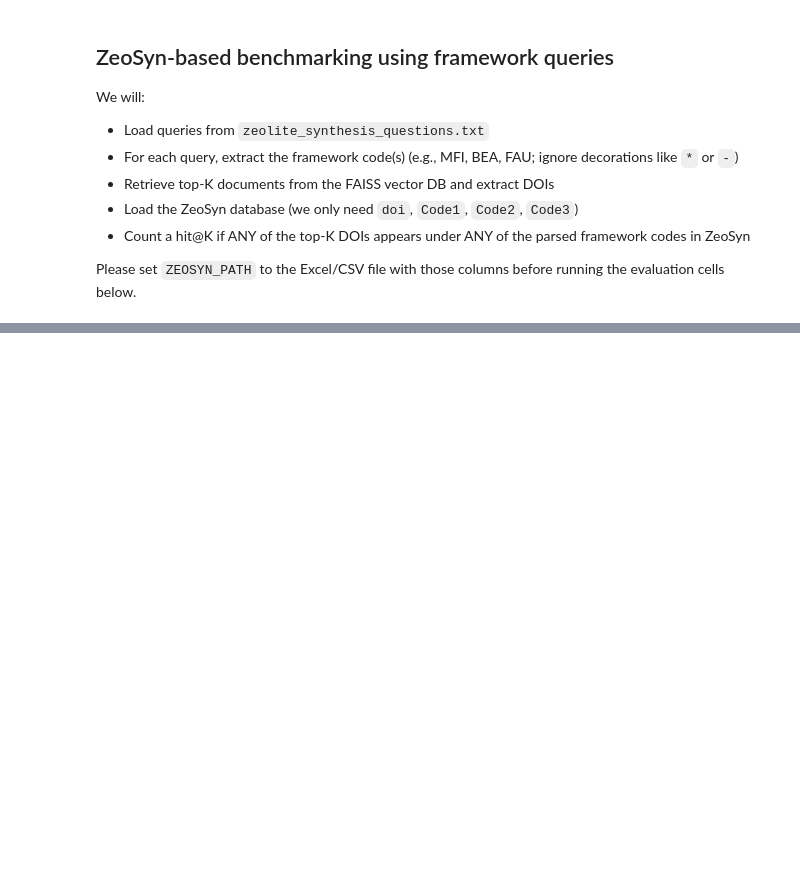
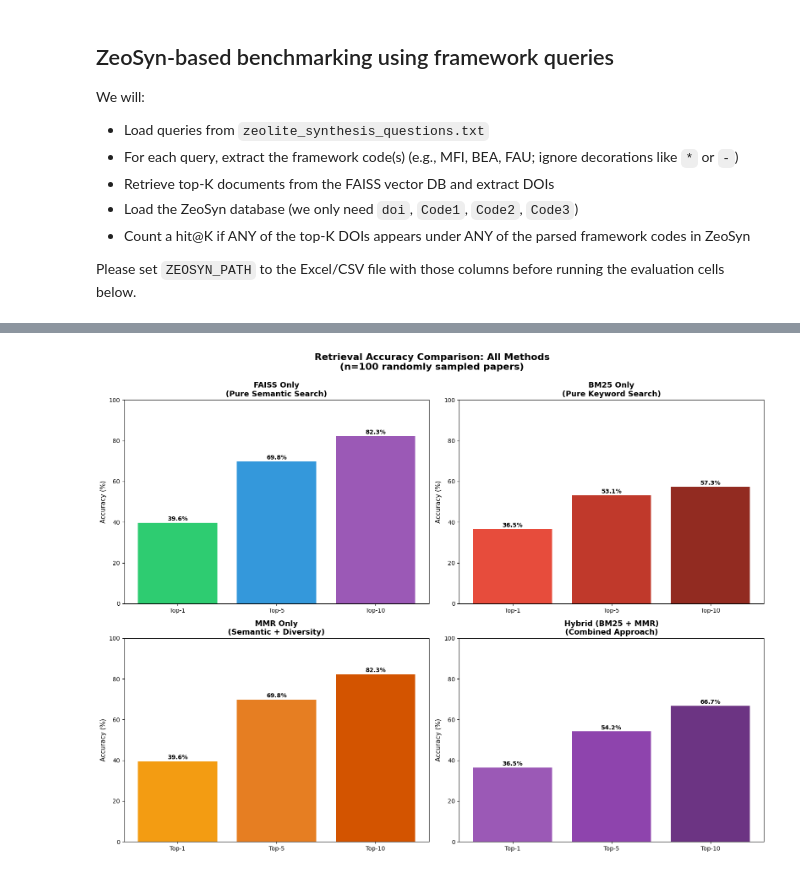
Before and after one commit to mrigi-munjal/zeoRAG, a Jupyter notebook: Mrigi 21 Benchmarking for retreival quality with ZeoSyn.ipynb, the cells around one changed output, grey strips where cells are left out. Saved outputs shown, nothing was run; the diff lists cells and outputs as text; code cells hidden in the pictures; blank space fills up the shorter version.

Commit message:
added comparison between retreivals

```diff
--- a/Mrigi 21 Benchmarking for retreival quality with ZeoSyn.ipynb
+++ b/Mrigi 21 Benchmarking for retreival quality with ZeoSyn.ipynb
@@ -603,0 +966,13 @@ plt.show()
+# %%
+# Run MMR-only evaluation
+mmr_accuracy_results = evaluate_mmr_only_accuracy(enriched_records, vector_db)
+
+print("\n" + "="*80)
+print("MMR-ONLY RETRIEVAL ACCURACY RESULTS")
+print("="*80)
+print(f"Test Dataset Size: {len(enriched_records)} DOI-title pairs")
+print(f"\nAccuracy Metrics:")
+print(f"  Top-1 Accuracy:  {mmr_accuracy_results['top_1']:.2f}% ({int(mmr_accuracy_results['top_1']/100 * len(enriched_records))}/{len(enriched_records)} correct)")
+print(f"  Top-5 Accuracy:  {mmr_accuracy_results['top_5']:.2f}% ({int(mmr_accuracy_results['top_5']/100 * len(enriched_records))}/{len(enriched_records)} correct)")
+print(f"  Top-10 Accuracy: {mmr_accuracy_results['top_10']:.2f}% ({int(mmr_accuracy_results['top_10']/100 * len(enriched_records))}/{len(enriched_records)} correct)")
+print("="*80)
@@ -603,0 +999,64 @@ plt.show()
+# %%
+# Comprehensive comparison of all four methods
+import matplotlib.pyplot as plt
+import numpy as np
+
+fig, axes = plt.subplots(2, 2, figsize=(16, 12))
+
+metrics = ['Top-1', 'Top-5', 'Top-10']
+colors = ['#2ecc71', '#3498db', '#9b59b6']
+
+# Method 1: FAISS Only
+faiss_values = [accuracy_results['top_1'], accuracy_results['top_5'], accuracy_results['top_10']]
+axes[0, 0].bar(metrics, faiss_values, color=colors)
+axes[0, 0].set_title('FAISS Only\n(Pure Semantic Search)', fontsize=13, fontweight='bold')
+axes[0, 0].set_ylabel('Accuracy (%)', fontsize=11)
+axes[0, 0].set_ylim(0, 100)
+for i, v in enumerate(faiss_values):
+    axes[0, 0].text(i, v + 1, f'{v:.1f}%', ha='center', fontsize=10, fontweight='bold')
+
+# Method 2: BM25 Only
+bm25_values = [bm25_accuracy_results['top_1'], bm25_accuracy_results['top_5'], bm25_accuracy_results['top_10']]
+axes[0, 1].bar(metrics, bm25_values, color=['#e74c3c', '#c0392b', '#922b21'])
+axes[0, 1].set_title('BM25 Only\n(Pure Keyword Search)', fontsize=13, fontweight='bold')
+axes[0, 1].set_ylabel('Accuracy (%)', fontsize=11)
+axes[0, 1].set_ylim(0, 100)
+for i, v in enumerate(bm25_values):
+    axes[0, 1].text(i, v + 1, f'{v:.1f}%', ha='center', fontsize=10, fontweight='bold')
+
+# Method 3: MMR Only
+mmr_values = [mmr_accuracy_results['top_1'], mmr_accuracy_results['top_5'], mmr_accuracy_results['top_10']]
+axes[1, 0].bar(metrics, mmr_values, color=['#f39c12', '#e67e22', '#d35400'])
+axes[1, 0].set_title('MMR Only\n(Semantic + Diversity)', fontsize=13, fontweight='bold')
+axes[1, 0].set_ylabel('Accuracy (%)', fontsize=11)
+axes[1, 0].set_ylim(0, 100)
+for i, v in enumerate(mmr_values):
+    axes[1, 0].text(i, v + 1, f'{v:.1f}%', ha='center', fontsize=10, fontweight='bold')
+
+# Method 4: Hybrid (BM25 + MMR)
+hybrid_values = [hybrid_accuracy_results['top_1'], hybrid_accuracy_results['top_5'], hybrid_accuracy_results['top_10']]
+axes[1, 1].bar(metrics, hybrid_values, color=['#9b59b6', '#8e44ad', '#6c3483'])
+axes[1, 1].set_title('Hybrid (BM25 + MMR)\n(Combined Approach)', fontsize=13, fontweight='bold')
+axes[1, 1].set_ylabel('Accuracy (%)', fontsize=11)
+axes[1, 1].set_ylim(0, 100)
+for i, v in enumerate(hybrid_values):
+    axes[1, 1].text(i, v + 1, f'{v:.1f}%', ha='center', fontsize=10, fontweight='bold')
+
+plt.suptitle(f'Retrieval Accuracy Comparison: All Methods\n(n={len(enriched_records)} randomly sampled papers)',
+             fontsize=16, fontweight='bold', y=0.995)
+plt.tight_layout()
+plt.show()
+
+# Print summary table
+print("\n" + "="*100)
+print("COMPREHENSIVE COMPARISON SUMMARY")
+print("="*100)
+print(f"{'Method':<25} {'Top-1':>12} {'Top-5':>12} {'Top-10':>12}")
+print("-"*100)
+print(f"{'FAISS Only':<25} {faiss_values[0]:>11.2f}% {faiss_values[1]:>11.2f}% {faiss_values[2]:>11.2f}%")
+print(f"{'BM25 Only':<25} {bm25_values[0]:>11.2f}% {bm25_values[1]:>11.2f}% {bm25_values[2]:>11.2f}%")
+print(f"{'MMR Only':<25} {mmr_values[0]:>11.2f}% {mmr_values[1]:>11.2f}% {mmr_values[2]:>11.2f}%")
+print(f"{'Hybrid (BM25 + MMR)':<25} {hybrid_values[0]:>11.2f}% {hybrid_values[1]:>11.2f}% {hybrid_values[2]:>11.2f}%")
+print("="*100)
+# %% [output]
+[figure, added]
```
Also changed, not shown: parts of 31 cells of this notebook, 2 other files.
